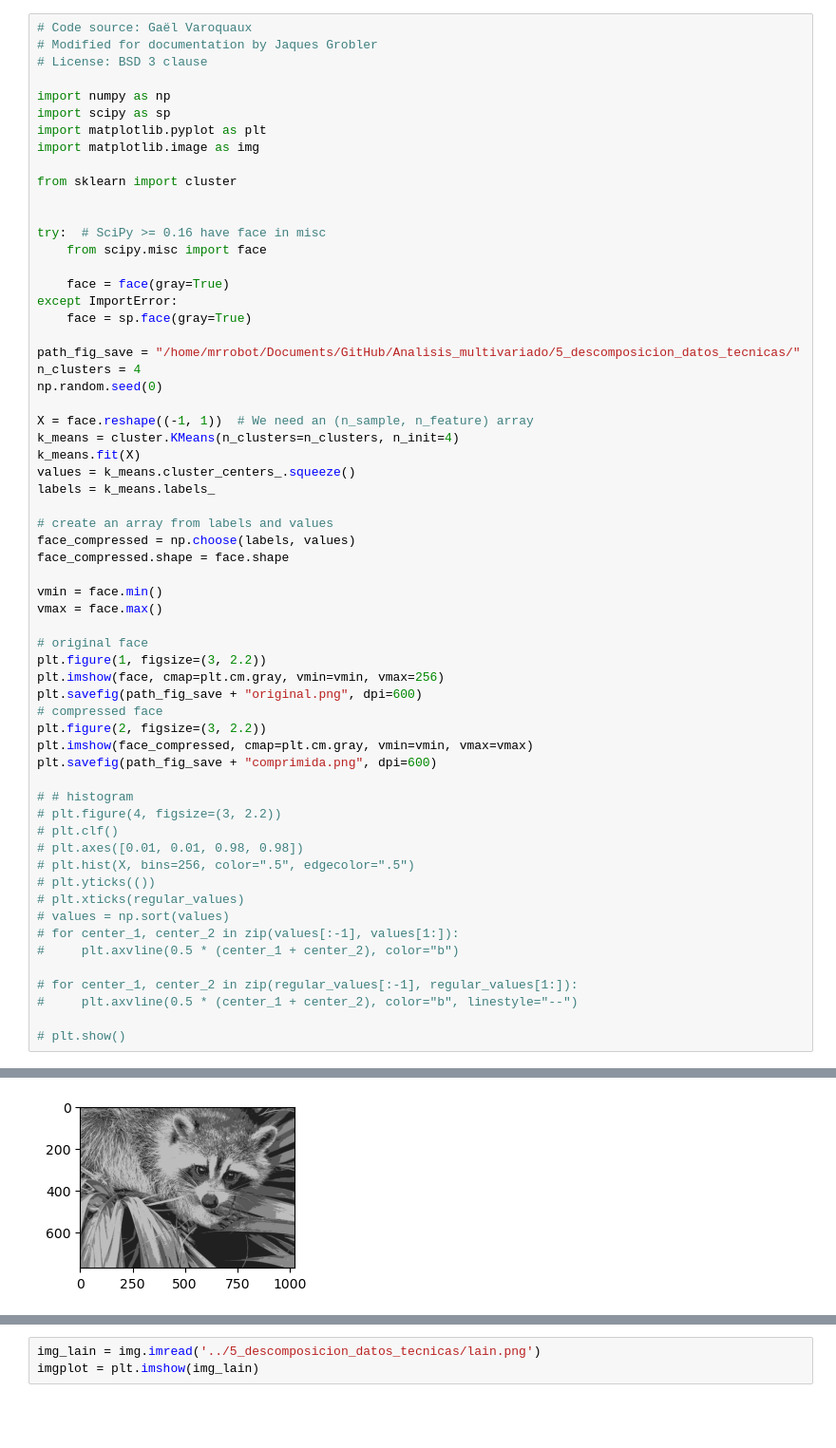
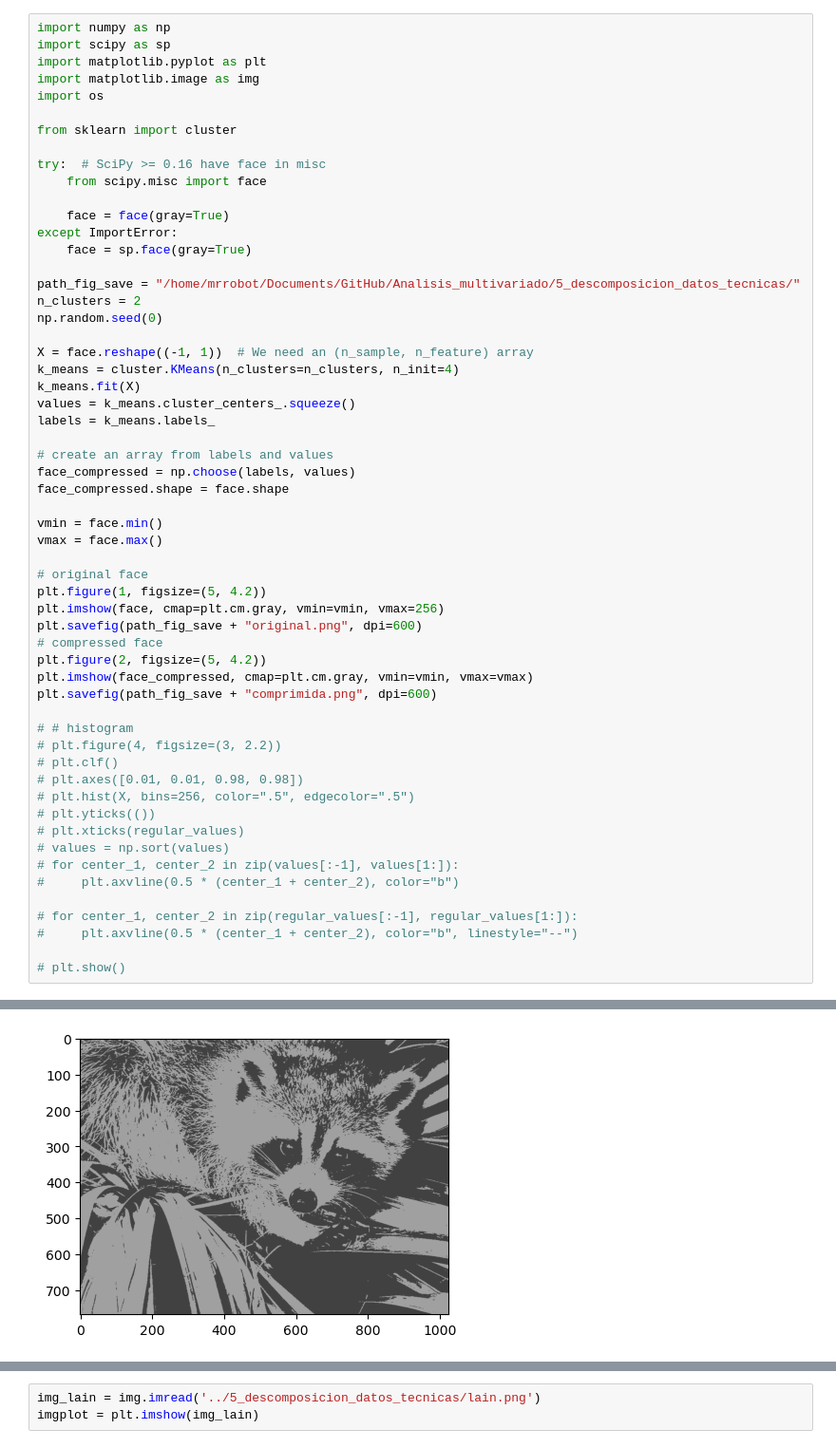
Before and after one commit to jealcalat/Analisis_multivariado-deprecated-, a Jupyter notebook: 5_descomposicion_datos_tecnicas/vector_quantization_kmeans_scikit.ipynb, the cells around one changed output, grey strips where cells are left out. Shown at 95% size. Saved outputs shown, nothing was run; the diff lists cells and outputs as text; blank space fills up the shorter version.

```diff
--- a/5_descomposicion_datos_tecnicas/vector_quantization_kmeans_scikit.ipynb
+++ b/5_descomposicion_datos_tecnicas/vector_quantization_kmeans_scikit.ipynb
@@ -1,15 +7,11 @@
 # %%
-# Code source: Gaël Varoquaux
-# Modified for documentation by Jaques Grobler
-# License: BSD 3 clause
-
 import numpy as np
 import scipy as sp
 import matplotlib.pyplot as plt
 import matplotlib.image as img
+import os
 
 from sklearn import cluster
-
 
 try:  # SciPy >= 0.16 have face in misc
     from scipy.misc import face
@@ -19,7 +21,7 @@ except ImportError:
     face = sp.face(gray=True)
 
 path_fig_save = "/home/mrrobot/Documents/GitHub/Analisis_multivariado/5_descomposicion_datos_tecnicas/"
-n_clusters = 4
+n_clusters = 2
 np.random.seed(0)
 
 X = face.reshape((-1, 1))  # We need an (n_sample, n_feature) array
@@ -36,11 +38,11 @@ vmin = face.min()
 vmax = face.max()
 
 # original face
-plt.figure(1, figsize=(3, 2.2))
+plt.figure(1, figsize=(5, 4.2))
 plt.imshow(face, cmap=plt.cm.gray, vmin=vmin, vmax=256)
 plt.savefig(path_fig_save + "original.png", dpi=600)
 # compressed face
-plt.figure(2, figsize=(3, 2.2))
+plt.figure(2, figsize=(5, 4.2))
 plt.imshow(face_compressed, cmap=plt.cm.gray, vmin=vmin, vmax=vmax)
 plt.savefig(path_fig_save + "comprimida.png", dpi=600)
 
@@ -64 +66 @@ plt.savefig(path_fig_save + "comprimida.png", dpi=600)
-[figure, old version]
+[figure, new version]
```
Also changed, not shown: parts of 7 cells of this notebook, 5 other files.
